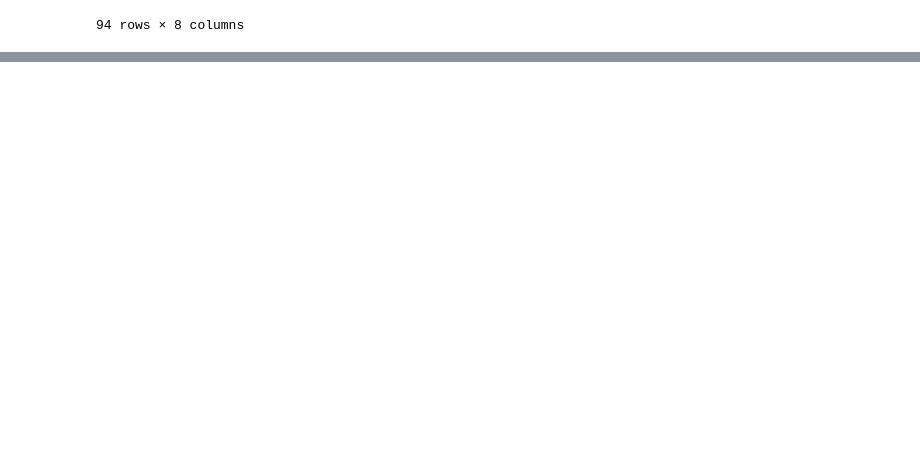
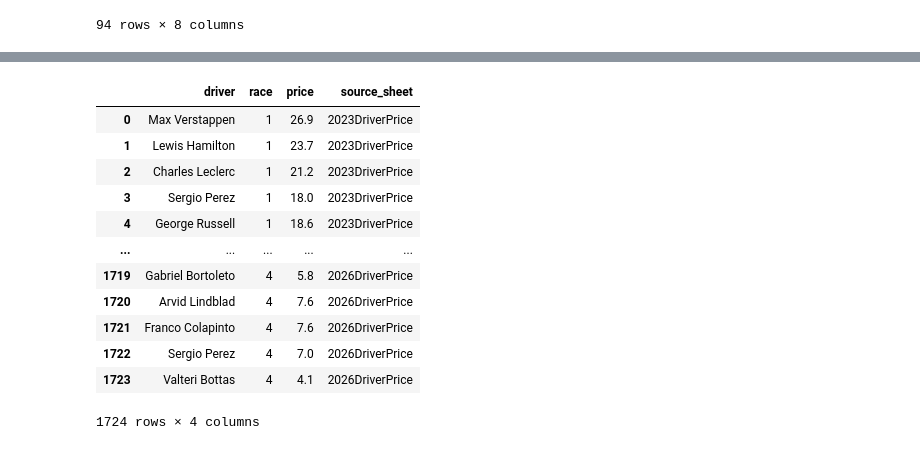
Before and after one commit to jguptil1/F1Fantasy, a Jupyter notebook: src/ingestion/database_testing.ipynb, the cells around one changed output, grey strips where cells are left out. Saved outputs shown, nothing was run; the diff lists cells and outputs as text; code cells hidden in the pictures; blank space fills up the shorter version.

```diff
--- a/src/ingestion/database_testing.ipynb
+++ b/src/ingestion/database_testing.ipynb
@@ -339,0 +391,24 @@ staged_meetings
+# %%
+def read_raw_driver_price():
+    with duckdb.connect(DATABASE_PATH, read_only=True) as con:
+        result = con.execute("SELECT * FROM raw_driver_price_table").df()
+
+    return result
+
+
+raw_driver_price = read_raw_driver_price()
+raw_driver_price
+# %% [output]
+|  | driver | race | price | source_sheet |
+| 0 | Max Verstappen | 1 | 26.9 | 2023DriverPrice |
+| 1 | Lewis Hamilton | 1 | 23.7 | 2023DriverPrice |
+| 2 | Charles Leclerc | 1 | 21.2 | 2023DriverPrice |
+| 3 | Sergio Perez | 1 | 18.0 | 2023DriverPrice |
+| 4 | George Russell | 1 | 18.6 | 2023DriverPrice |
+| ... | ... | ... | ... | ... |
+| 1719 | Gabriel Bortoleto | 4 | 5.8 | 2026DriverPrice |
+| 1720 | Arvid Lindblad | 4 | 7.6 | 2026DriverPrice |
+| 1721 | Franco Colapinto | 4 | 7.6 | 2026DriverPrice |
+| 1722 | Sergio Perez | 4 | 7.0 | 2026DriverPrice |
+| 1723 | Valteri Bottas | 4 | 4.1 | 2026DriverPrice |
+1724 rows × 4 columns
```
Also changed, not shown: parts of 10 cells of this notebook, 4 other files.
